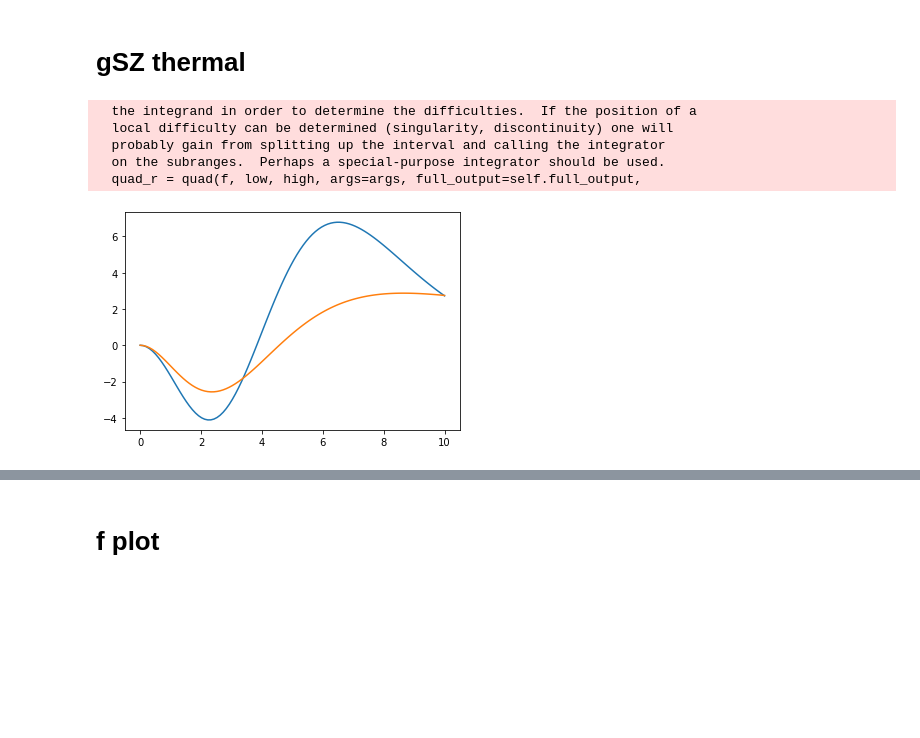
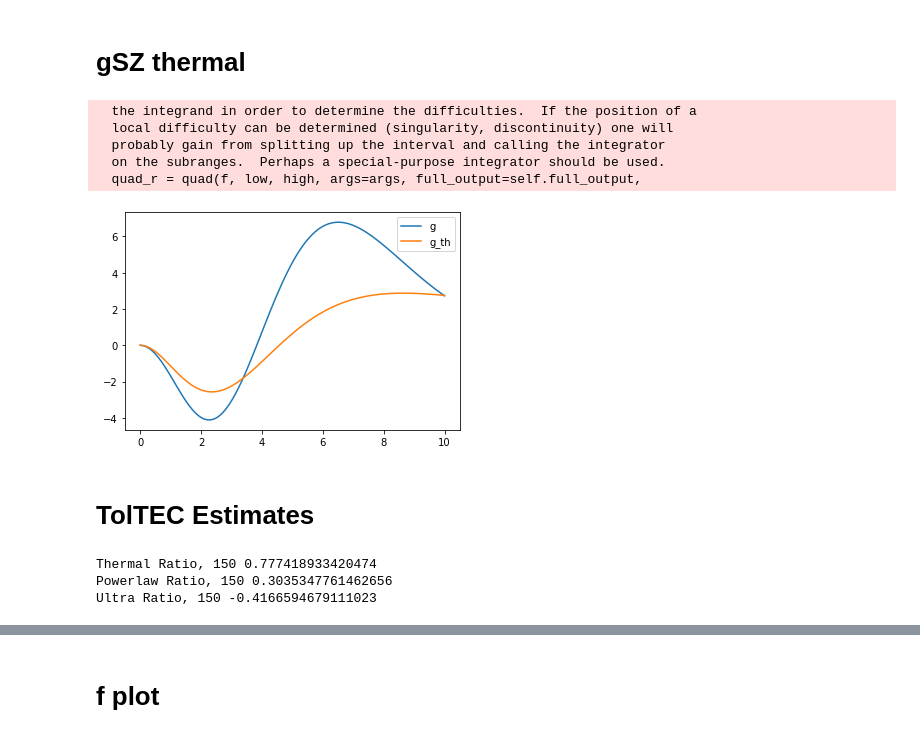
Before and after one commit to MUSTANG-SZ/WITCH, a Jupyter notebook: sup-factor.ipynb, the cells around one changed output, grey strips where cells are left out. Drawn from its saved outputs; the diff is of its cells as text; code cells hidden in the pictures; blank space fills up the shorter version.

```diff
--- a/sup-factor.ipynb
+++ b/sup-factor.ipynb
@@ -232,18 +232,19 @@ $3.7735168 \times 10^{-15} \; \mathrm{\frac{erg}{Hz\,s\,sr\,cm^{2}}}$
 # %%
 x = np.linspace(0.00001,10, 100)
 
 y = gSZtilde(x,Te=0.0,p1=1.,p2=1.e3,alpha=2.,etype='thermal')
 y2 = np.zeros(len(x))
 for i, ix in enumerate(x):
     y2[i] = gSZtilde(ix,Te=100,p1=1.,p2=1.e3,alpha=2.,etype='thermal')
 
 plt.plot(x,y, label = 'g')
 plt.plot(x,y2, label = 'g_th')
+plt.legend()
 plt.show()
 # %% [output]
   the integrand in order to determine the difficulties.  If the position of a
   local difficulty can be determined (singularity, discontinuity) one will
   probably gain from splitting up the interval and calling the integrator
   on the subranges.  Perhaps a special-purpose integrator should be used.
   quad_r = quad(f, low, high, args=args, full_output=self.full_output,
-[figure, old version]
+[figure, new version]
@@ -251,0 +253,2 @@ y = gTilde(0.5, f = f_cr, alpha=2.5, p1=1, p2=10000)
+# %% [markdown]
+# TolTEC Estimates
@@ -251,0 +267,8 @@ y = gTilde(0.5, f = f_cr, alpha=2.5, p1=1, p2=10000)
+# %%
+print('Thermal Ratio, 150', y_therm/y_no_bub)
+print('Powerlaw Ratio, 150', y_cr/y_no_bub)
+print('Ultra Ratio, 150', y_ucr/y_no_bub)
+# %% [output]
+Thermal Ratio, 150 0.777418933420474
+Powerlaw Ratio, 150 0.3035347761462656
+Ultra Ratio, 150 -0.4166594679111023
```
Also changed, not shown: parts of 51 cells of this notebook.
